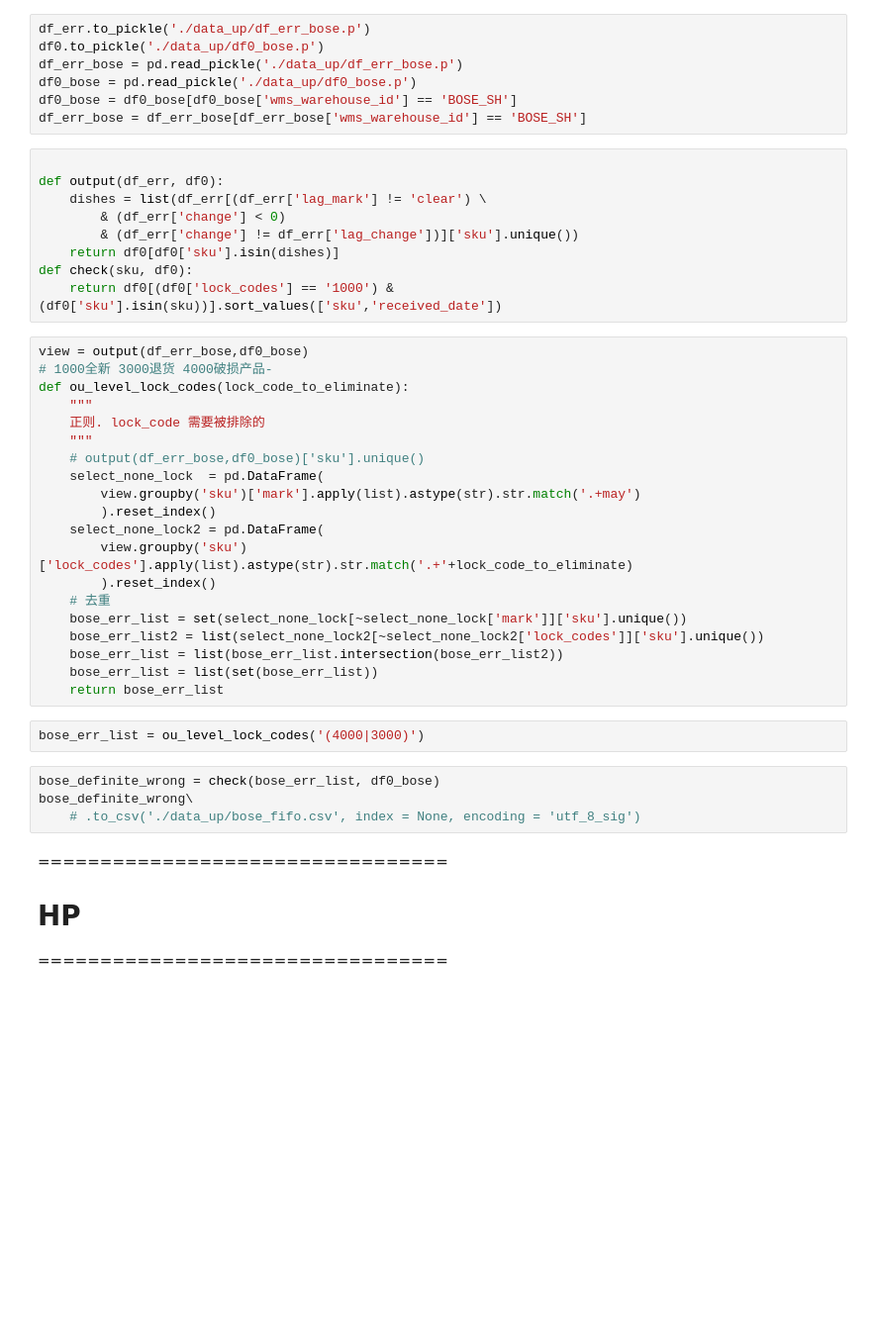
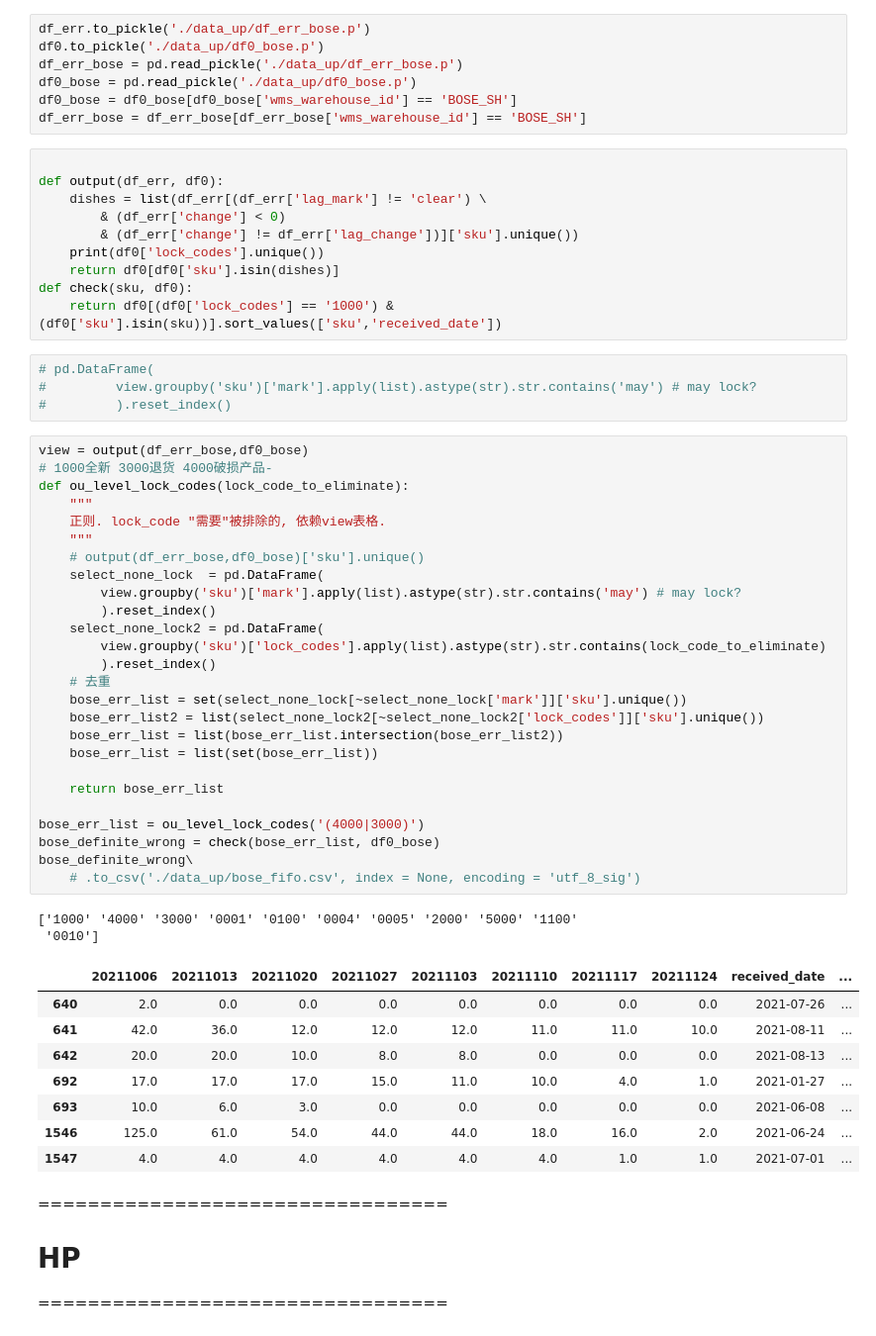
Before and after one commit to fyenne/play10_inv, a Jupyter notebook: inv_fifo.ipynb, the cells around one changed output. Shown: that part at 99% size. Drawn from its saved outputs; the diff is of its cells as text; blank space fills up the shorter version.

```diff
--- a/inv_fifo.ipynb
+++ b/inv_fifo.ipynb
@@ -152,35 +153,51 @@ def output(df_err, df0):
     dishes = list(df_err[(df_err['lag_mark'] != 'clear') \
         & (df_err['change'] < 0)
         & (df_err['change'] != df_err['lag_change'])]['sku'].unique())
+    print(df0['lock_codes'].unique())
     return df0[df0['sku'].isin(dishes)]
 def check(sku, df0):
     return df0[(df0['lock_codes'] == '1000') & (df0['sku'].isin(sku))].sort_values(['sku','received_date'])
+# %%
+# pd.DataFrame(
+#         view.groupby('sku')['mark'].apply(list).astype(str).str.contains('may') # may lock?
+#         ).reset_index()
 # %%
 view = output(df_err_bose,df0_bose)
 # 1000全新 3000退货 4000破损产品-
 def ou_level_lock_codes(lock_code_to_eliminate):
     """
-    正则. lock_code 需要被排除的
+    正则. lock_code "需要"被排除的, 依赖view表格.
     """
     # output(df_err_bose,df0_bose)['sku'].unique()
     select_none_lock  = pd.DataFrame(
-        view.groupby('sku')['mark'].apply(list).astype(str).str.match('.+may')
+        view.groupby('sku')['mark'].apply(list).astype(str).str.contains('may') # may lock?
         ).reset_index()
     select_none_lock2 = pd.DataFrame(
-        view.groupby('sku')['lock_codes'].apply(list).astype(str).str.match('.+'+lock_code_to_eliminate)
+        view.groupby('sku')['lock_codes'].apply(list).astype(str).str.contains(lock_code_to_eliminate)
         ).reset_index()
     # 去重
     bose_err_list = set(select_none_lock[~select_none_lock['mark']]['sku'].unique())
     bose_err_list2 = list(select_none_lock2[~select_none_lock2['lock_codes']]['sku'].unique())
     bose_err_list = list(bose_err_list.intersection(bose_err_list2))
     bose_err_list = list(set(bose_err_list))
+
     return bose_err_list
+
+bose_err_list = ou_level_lock_codes('(4000|3000)')
+bose_definite_wrong = check(bose_err_list, df0_bose)
+bose_definite_wrong\
+    # .to_csv('./data_up/bose_fifo.csv', index = None, encoding = 'utf_8_sig')
+# %% [output]
+['1000' '4000' '3000' '0001' '0100' '0004' '0005' '2000' '5000' '1100'
+ '0010']
+|  | 20211006 | 20211013 | 20211020 | 20211027 | 20211103 | 20211110 | 20211117 | 20211124 | received_date | ... |
+| 640 | 2.0 | 0.0 | 0.0 | 0.0 | 0.0 | 0.0 | 0.0 | 0.0 | 2021-07-26 | ... |
+| 641 | 42.0 | 36.0 | 12.0 | 12.0 | 12.0 | 11.0 | 11.0 | 10.0 | 2021-08-11 | ... |
+| 642 | 20.0 | 20.0 | 10.0 | 8.0 | 8.0 | 0.0 | 0.0 | 0.0 | 2021-08-13 | ... |
+| 692 | 17.0 | 17.0 | 17.0 | 15.0 | 11.0 | 10.0 | 4.0 | 1.0 | 2021-01-27 | ... |
+| 693 | 10.0 | 6.0 | 3.0 | 0.0 | 0.0 | 0.0 | 0.0 | 0.0 | 2021-06-08 | ... |
+| 1546 | 125.0 | 61.0 | 54.0 | 44.0 | 44.0 | 18.0 | 16.0 | 2.0 | 2021-06-24 | ... |
+| 1547 | 4.0 | 4.0 | 4.0 | 4.0 | 4.0 | 4.0 | 1.0 | 1.0 | 2021-07-01 | ... |
-# %%
-bose_err_list = ou_level_lock_codes('(4000|3000)')
-# %%
-bose_definite_wrong = check(bose_err_list, df0_bose)
-bose_definite_wrong\
-    # .to_csv('./data_up/bose_fifo.csv', index = None, encoding = 'utf_8_sig')
 # %% [markdown]
 =================================
 # HP
```
Also changed, not shown: parts of 38 cells of this notebook, 1 other file.
